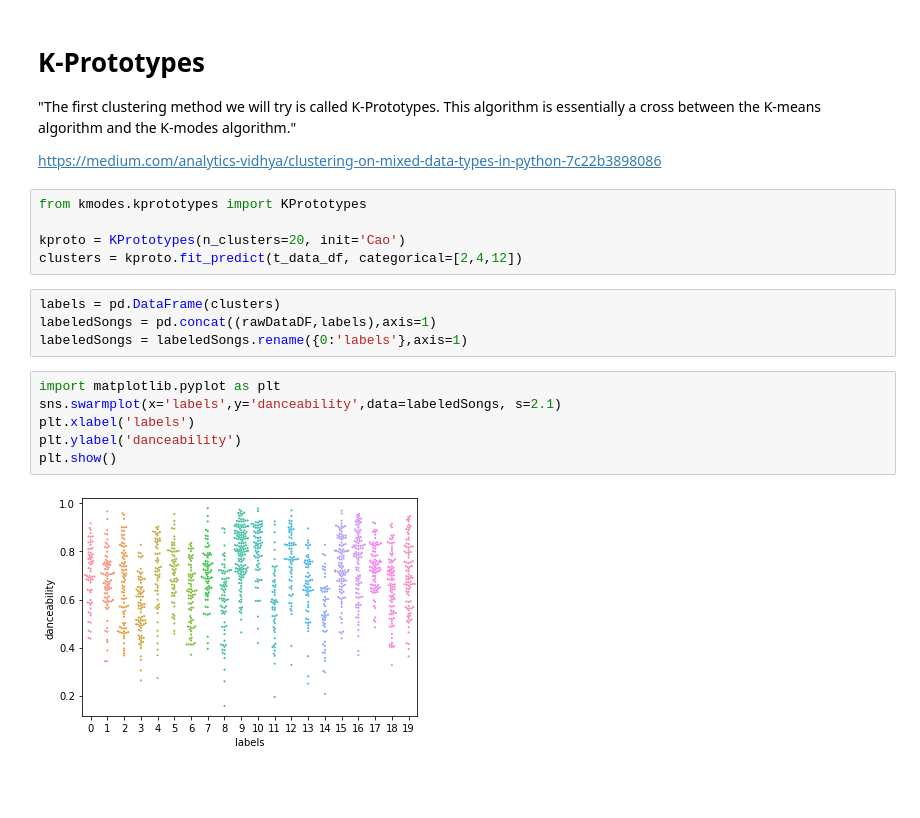
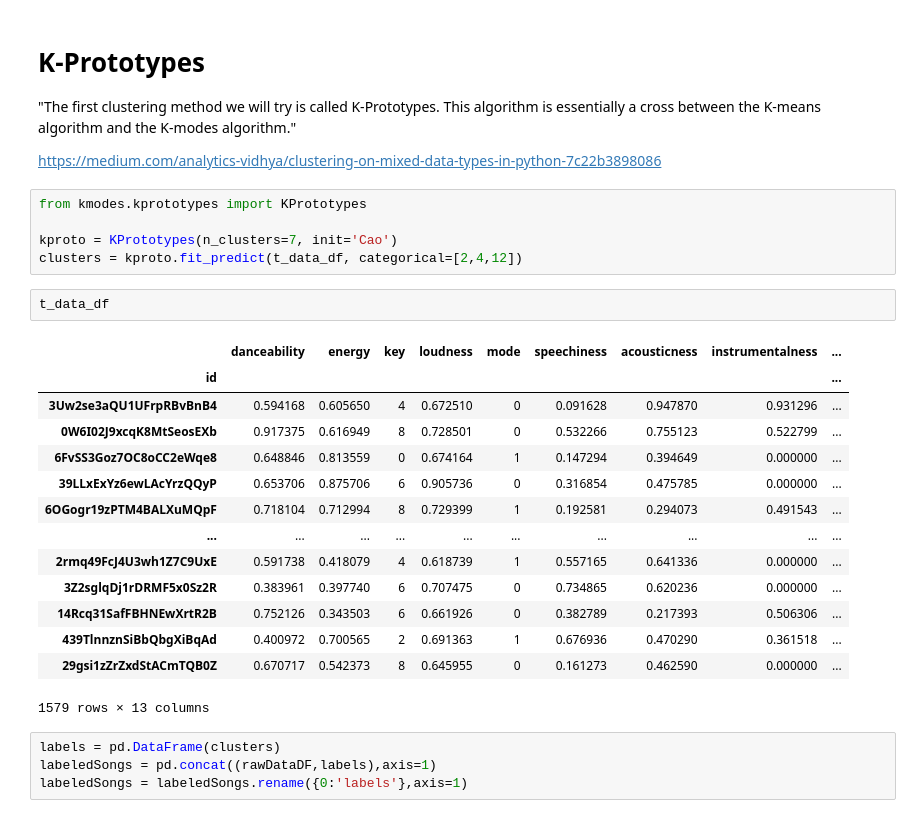
Before and after one commit to John3Baskerville/SpotifyClustering, a Jupyter notebook: Juypter Notebooks/SpotifyClustering2.ipynb, the cells around one changed output. Saved outputs shown, nothing was run; the diff lists cells and outputs as text; blank space fills up the shorter version.

```diff
--- a/Juypter Notebooks/SpotifyClustering2.ipynb
+++ b/Juypter Notebooks/SpotifyClustering2.ipynb
@@ -127,17 +143,26 @@ https://medium.com/analytics-vidhya/clustering-on-mixed-data-types-in-python-7c2
 # %%
 from kmodes.kprototypes import KPrototypes
 
-kproto = KPrototypes(n_clusters=20, init='Cao')
+kproto = KPrototypes(n_clusters=7, init='Cao')
 clusters = kproto.fit_predict(t_data_df, categorical=[2,4,12])
+# %%
+t_data_df
+# %% [output]
+|  | danceability | energy | key | loudness | mode | speechiness | acousticness | instrumentalness | ... |
+| id |  |  |  |  |  |  |  |  | ... |
+| 3Uw2se3aQU1UFrpRBvBnB4 | 0.594168 | 0.605650 | 4 | 0.672510 | 0 | 0.091628 | 0.947870 | 0.931296 | ... |
+| 0W6I02J9xcqK8MtSeosEXb | 0.917375 | 0.616949 | 8 | 0.728501 | 0 | 0.532266 | 0.755123 | 0.522799 | ... |
+| 6FvSS3Goz7OC8oCC2eWqe8 | 0.648846 | 0.813559 | 0 | 0.674164 | 1 | 0.147294 | 0.394649 | 0.000000 | ... |
+| 39LLxExYz6ewLAcYrzQQyP | 0.653706 | 0.875706 | 6 | 0.905736 | 0 | 0.316854 | 0.475785 | 0.000000 | ... |
+| 6OGogr19zPTM4BALXuMQpF | 0.718104 | 0.712994 | 8 | 0.729399 | 1 | 0.192581 | 0.294073 | 0.491543 | ... |
+| ... | ... | ... | ... | ... | ... | ... | ... | ... | ... |
+| 2rmq49FcJ4U3wh1Z7C9UxE | 0.591738 | 0.418079 | 4 | 0.618739 | 1 | 0.557165 | 0.641336 | 0.000000 | ... |
+| 3Z2sglqDj1rDRMF5x0Sz2R | 0.383961 | 0.397740 | 6 | 0.707475 | 0 | 0.734865 | 0.620236 | 0.000000 | ... |
+| 14Rcq31SafFBHNEwXrtR2B | 0.752126 | 0.343503 | 6 | 0.661926 | 0 | 0.382789 | 0.217393 | 0.506306 | ... |
+| 439TlnnznSiBbQbgXiBqAd | 0.400972 | 0.700565 | 2 | 0.691363 | 1 | 0.676936 | 0.470290 | 0.361518 | ... |
+| 29gsi1zZrZxdStACmTQB0Z | 0.670717 | 0.542373 | 8 | 0.645955 | 0 | 0.161273 | 0.462590 | 0.000000 | ... |
+1579 rows × 13 columns
 # %%
 labels = pd.DataFrame(clusters)
 labeledSongs = pd.concat((rawDataDF,labels),axis=1)
 labeledSongs = labeledSongs.rename({0:'labels'},axis=1)
-# %%
-import matplotlib.pyplot as plt
-sns.swarmplot(x='labels',y='danceability',data=labeledSongs, s=2.1)
-plt.xlabel('labels')
-plt.ylabel('danceability')
-plt.show()
-# %% [output]
-[figure, removed]
```
Also changed, not shown: parts of 15 cells of this notebook, 3 other files.
